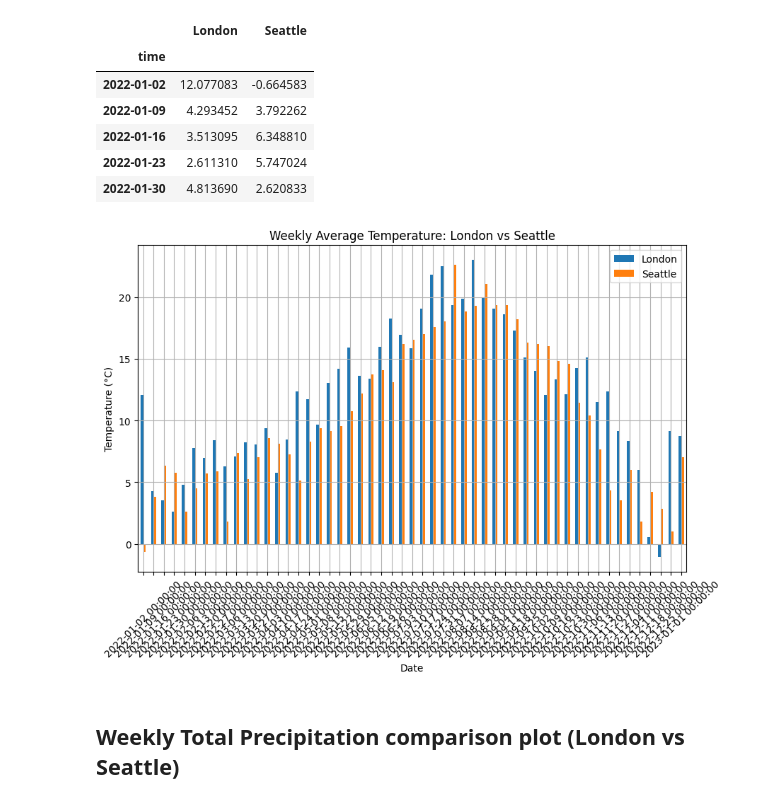
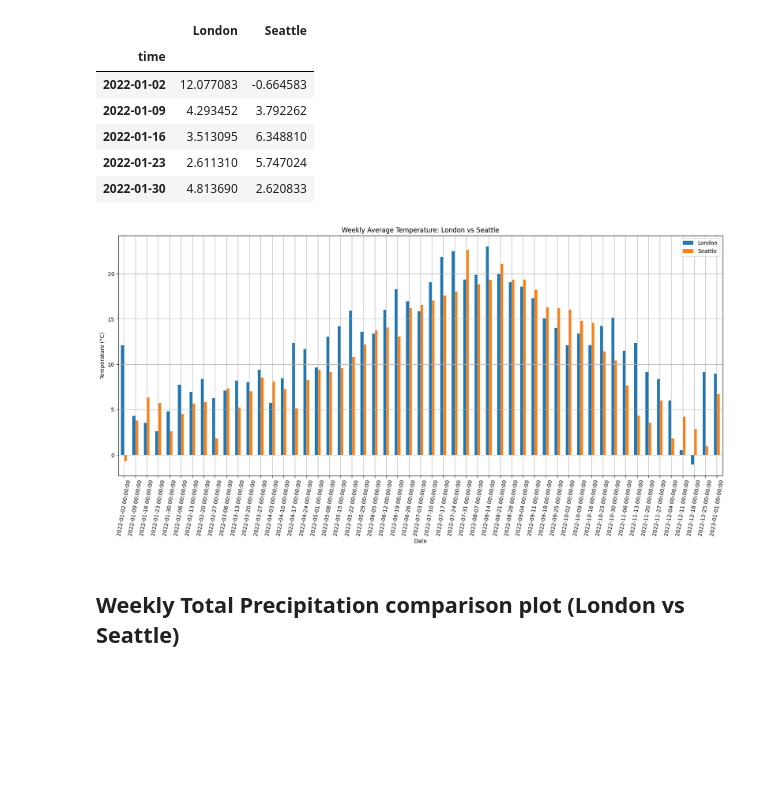
Before and after one commit to gisaf22/api-data-wrangling, a Jupyter notebook: api_data_wrangling.ipynb, the cells around one changed output. Drawn from its saved outputs; the diff is of its cells as text; code cells hidden in the pictures; blank space fills up the shorter version.

Commit message:
Cleaner plots

```diff
--- a/api_data_wrangling.ipynb
+++ b/api_data_wrangling.ipynb
@@ -350,7 +350,7 @@ longitude_seattle = -122.3321
 
 # Date range
 start_date = '2022-01-01'
-end_date = '2022-12-31'  # One year of data
+end_date = '2023-01-01'  # One year of data
 
 # Variables to fetch
 hourly_variables = ['temperature_2m', 'relativehumidity_2m', 'precipitation']
@@ -572,15 +558,15 @@ combined_temp.head()
 # %%
 # Plot Comparison of Weekly Average Temperature
 
-combined_temp.plot(kind='bar', figsize=(10, 6))
+combined_temp.plot(kind='bar', figsize=(20, 8))
 plt.title('Weekly Average Temperature: London vs Seattle')
 plt.xlabel('Date')
 plt.ylabel('Temperature (°C)')
-plt.xticks(rotation=45)
+plt.xticks(rotation=80)
 plt.grid(True)
 plt.show()
 # %% [output]
-[figure, old version]
+[figure, new version]
 # %% [markdown]
 ## Weekly Total Precipitation comparison plot (London vs Seattle)
 # %%
```
Also changed, not shown: parts of 10 cells of this notebook.
